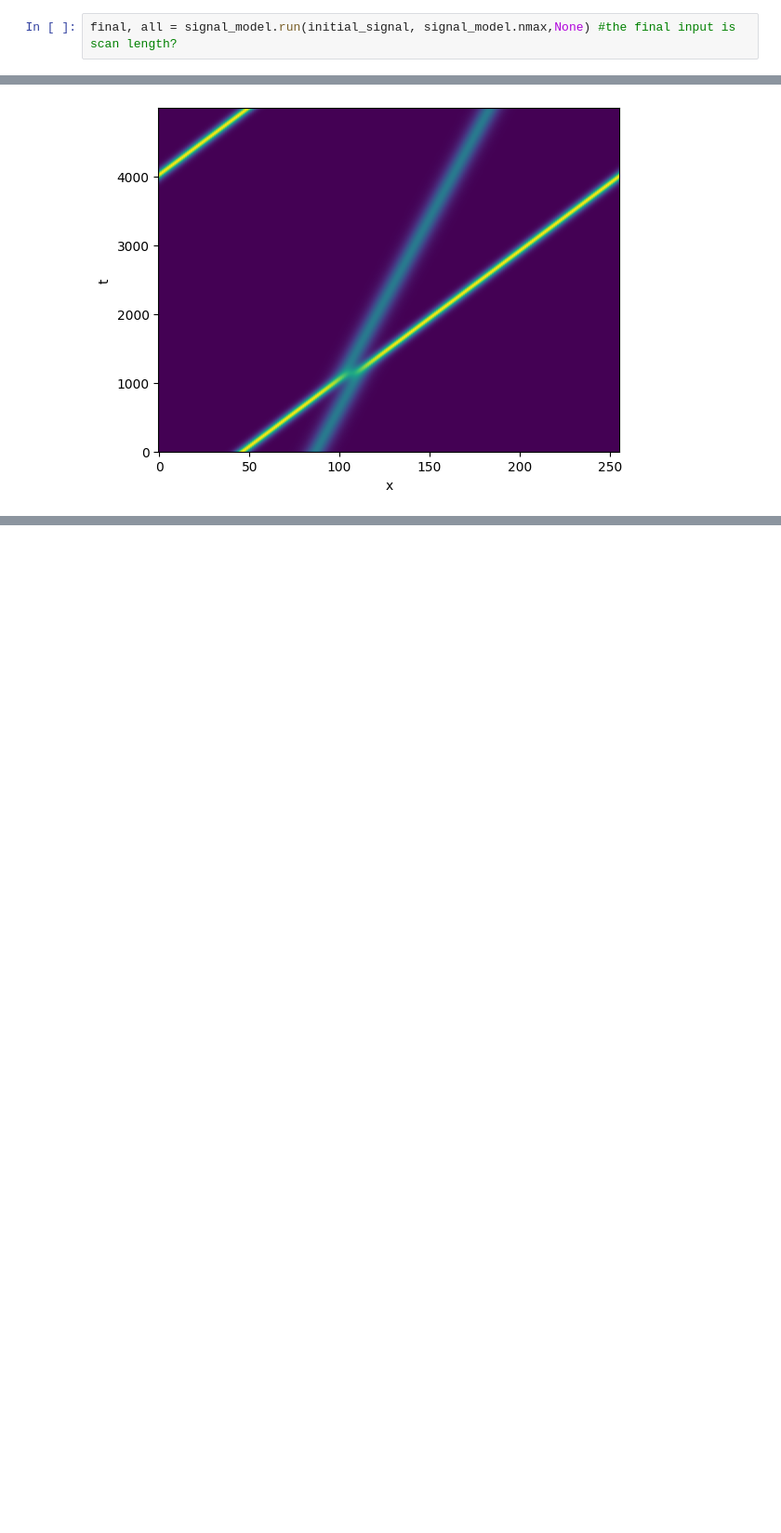
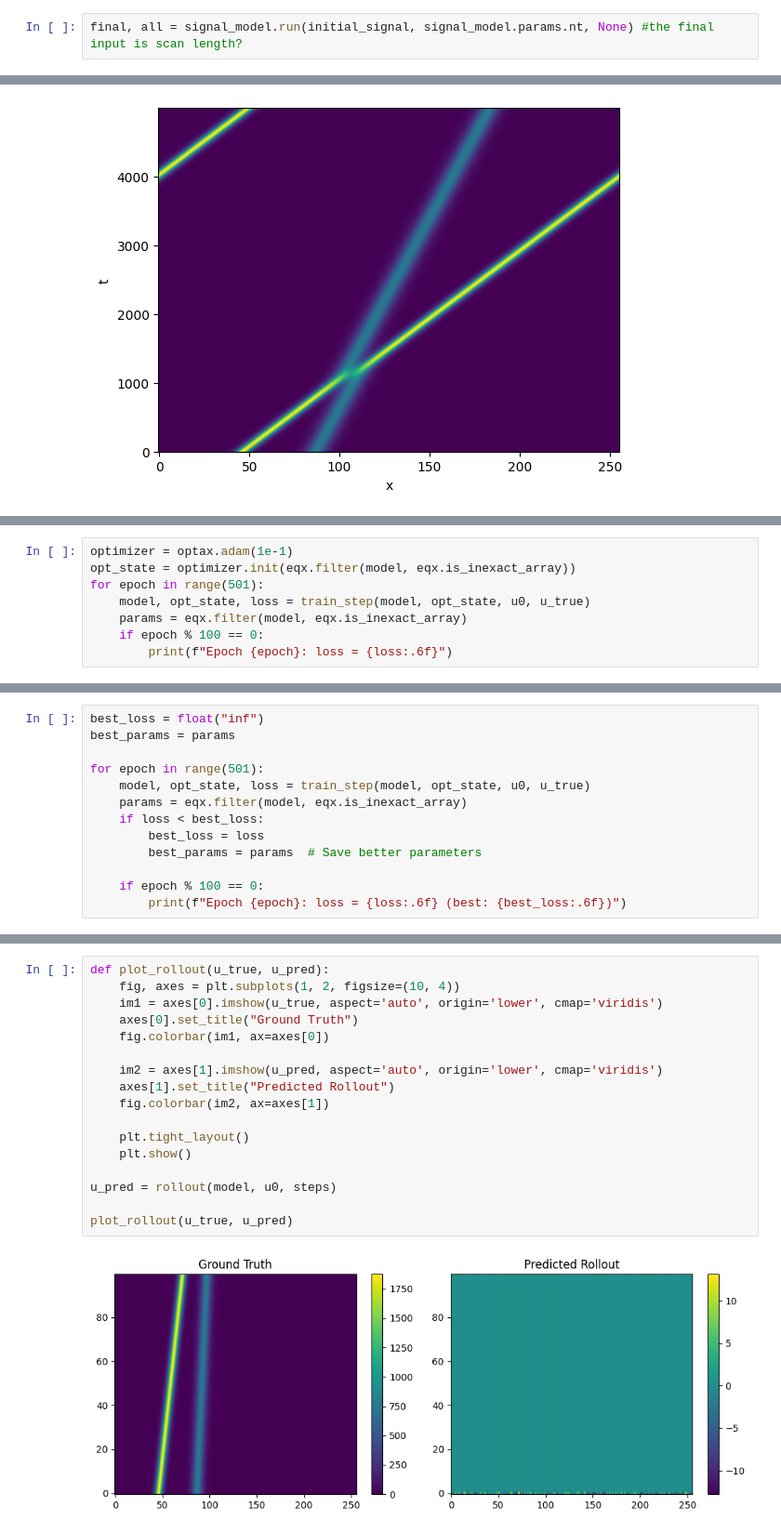
Before and after one commit to jameswoodfield/Particle_Filter, a Jupyter notebook: Example_8_KDV_soliton_interaction.ipynb, the cells around one changed output, grey strips where cells are left out. Shown at 93% size. Drawn from its saved outputs; the diff is of its cells as text; blank space fills up the shorter version.

```diff
--- a/Example_8_KDV_soliton_interaction.ipynb
+++ b/Example_8_KDV_soliton_interaction.ipynb
@@ -48,2 +45,2 @@ I0000 00:00:1738783955.009738       1 tfrt_cpu_pjrt_client.cc:349] TfrtCpuClient
 # %%
-final, all = signal_model.run(initial_signal, signal_model.nmax,None) #the final input is scan length?
+final, all = signal_model.run(initial_signal, signal_model.params.nt, None) #the final input is scan length?
@@ -84,0 +219,8 @@ plt.show()
+# %%
+optimizer = optax.adam(1e-1)
+opt_state = optimizer.init(eqx.filter(model, eqx.is_inexact_array))
+for epoch in range(501):
+    model, opt_state, loss = train_step(model, opt_state, u0, u_true)
+    params = eqx.filter(model, eqx.is_inexact_array)
+    if epoch % 100 == 0:
+        print(f"Epoch {epoch}: loss = {loss:.6f}")
@@ -84,0 +234,13 @@ plt.show()
+# %%
+best_loss = float("inf")
+best_params = params
+
+for epoch in range(501):
+    model, opt_state, loss = train_step(model, opt_state, u0, u_true)
+    params = eqx.filter(model, eqx.is_inexact_array)
+    if loss < best_loss:
+        best_loss = loss
+        best_params = params  # Save better parameters
+
+    if epoch % 100 == 0:
+        print(f"Epoch {epoch}: loss = {loss:.6f} (best: {best_loss:.6f})")
@@ -84,0 +253,19 @@ plt.show()
+# %%
+def plot_rollout(u_true, u_pred):
+    fig, axes = plt.subplots(1, 2, figsize=(10, 4))
+    im1 = axes[0].imshow(u_true, aspect='auto', origin='lower', cmap='viridis')
+    axes[0].set_title("Ground Truth")
+    fig.colorbar(im1, ax=axes[0])
+
+    im2 = axes[1].imshow(u_pred, aspect='auto', origin='lower', cmap='viridis')
+    axes[1].set_title("Predicted Rollout")
+    fig.colorbar(im2, ax=axes[1])
+
+    plt.tight_layout()
+    plt.show()
+
+u_pred = rollout(model, u0, steps)
+
+plot_rollout(u_true, u_pred)
+# %% [output]
+[figure, added]
```
Also changed, not shown: parts of 10 cells of this notebook, 11 other files.
